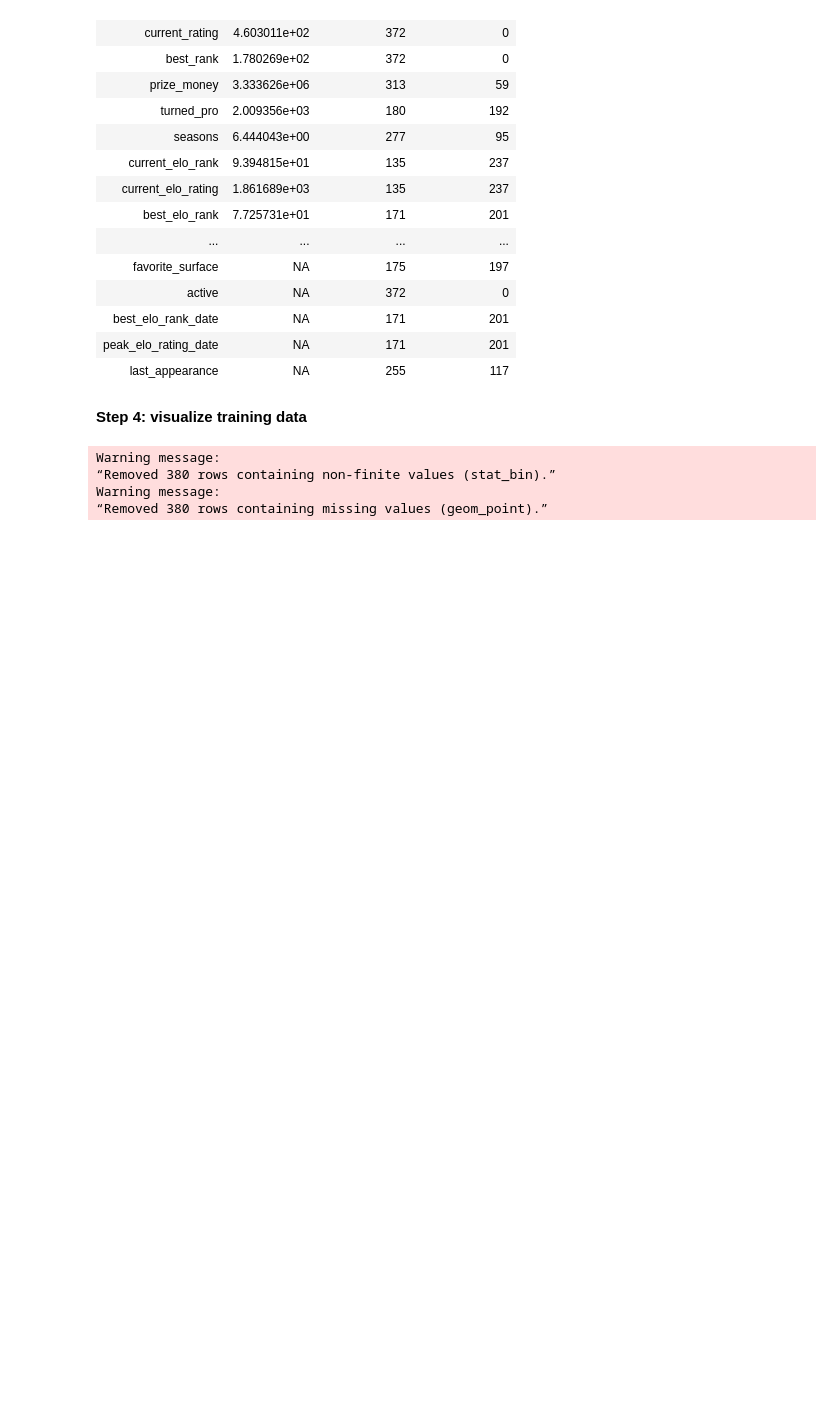
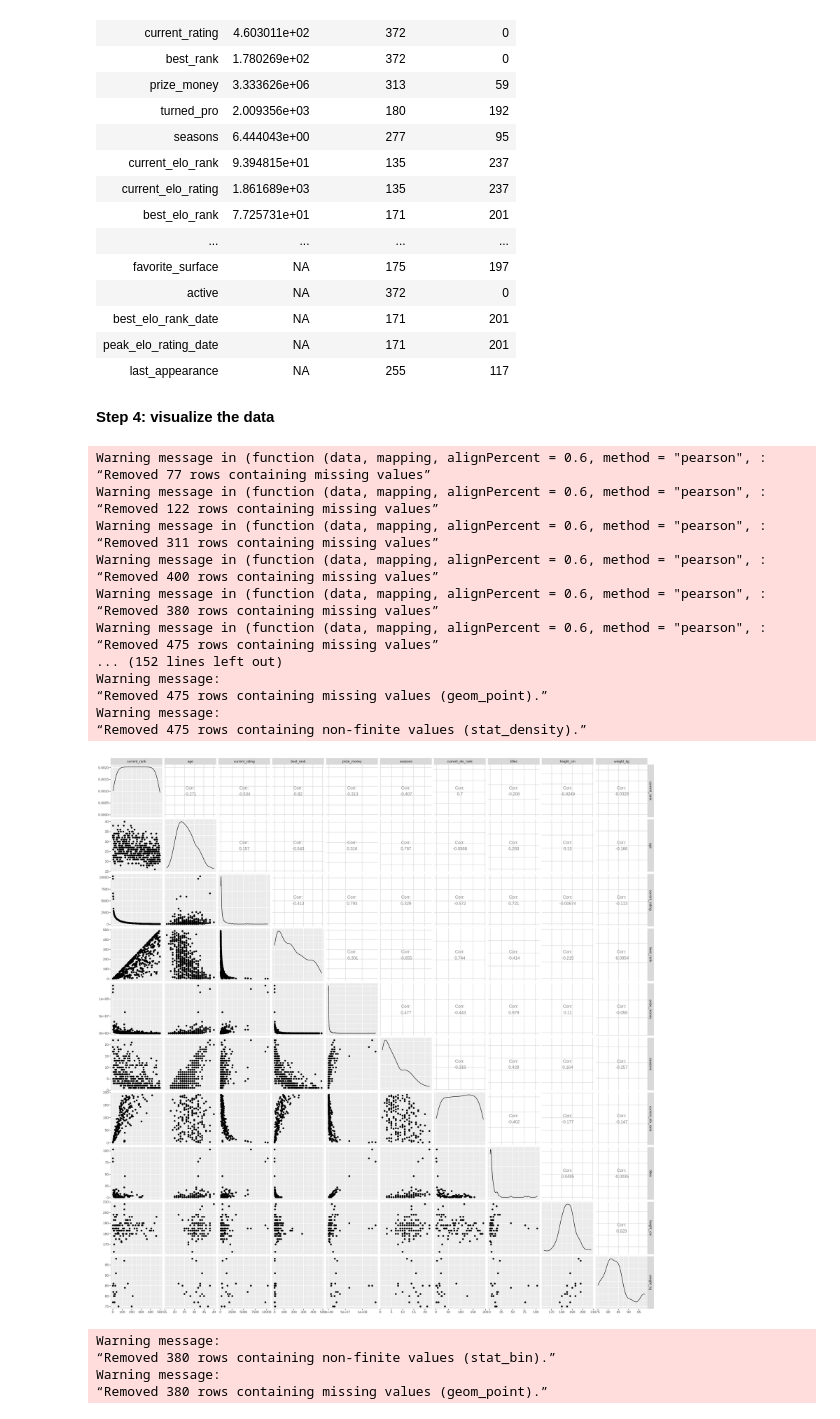
Before and after one commit to ZappyDoo/DSCIProject, a Jupyter notebook: project_proposal.ipynb, the cells around one changed output. Saved outputs shown, nothing was run; the diff lists cells and outputs as text; code cells hidden in the pictures; blank space fills up the shorter version.

Commit message:
made code reproducible, added ggpairs plot

```diff
--- a/project_proposal.ipynb
+++ b/project_proposal.ipynb
@@ -42,14 +29,20 @@ Warning message:
 # %% [markdown]
 **Step 1: reading and tidying the data**
 # %%
-player_stats <- read_csv("player_stats.csv")
+#loading dataset
+players_url <- "https://drive.google.com/uc?export=download&id=1_MECmUXZuuILYeEOfonSGqodW6qVdhsS"
+player_stats <- read_csv(players_url)
 
+#tidying column names
 names(player_stats) <- gsub(" ", "_", names(player_stats)) %>%
                         tolower()
+
+#tidying "active" column
 player_stats$active[is.na(player_stats$active)] <- "No"
 
 tidy_player_stats <- player_stats %>%
 
+    #separating columns with multiple variables
         separate(age, sep = " ", into = c("age", "birthdate"), convert = TRUE) %>%
 
         separate(current_rank, sep = " ", into = c("current_rank", "current_rating"), convert = TRUE) %>%
@@ -64,6 +57,7 @@ tidy_player_stats <- player_stats %>%
 
         separate(goat_rank, sep = " ", into = c("goat_rank", "goat_rating"), convert = TRUE) %>%
 
+    #further tidying (e.g. removing brackets, changing data type)
         mutate(current_rating = parse_number(current_rating),
                 best_rank_date = str_replace(best_rank_date, "[(]", ""), best_rank_date = str_replace(best_rank_date, "[)]", ""), best_rank_date = as.Date(best_rank_date, format = '%d-%m-%Y'),
                 height_cm = parse_number(height), weight_kg = parse_number(weight), prize_money = parse_number(prize_money),
@@ -74,6 +68,7 @@ tidy_player_stats <- player_stats %>%
                 goat_rating = parse_number(goat_rating),
                 active = as.factor(active)) %>%
 
+    #selecting columns to plot against current_rank
         select(-x1, -wikipedia, -name, -facebook, -twitter, -nicknames, -birthdate, -coach, -web_site, -height, -weight, -favorite_surface_percent, -birthplace, -residence) %>%
 
         arrange(current_rank) %>%
@@ -168,7 +163,33 @@ A tibble: 34 × 4
 | peak_elo_rating_date | NA | 171 | 201 |
 | last_appearance | NA | 255 | 117 |
 # %% [markdown]
-**Step 4: visualize training data**
+**Step 4: visualize the data**
+# %%
+options(repr.plot.height = 20, repr.plot.width = 20)
+
+ggpairs_plot <- tidy_player_stats %>%
+        select(current_rank, age, current_rating, best_rank, prize_money, seasons, current_elo_rank, titles, height_cm, weight_kg) %>%
+        ggpairs()
+ggpairs_plot
+# %% [output]
+Warning message in (function (data, mapping, alignPercent = 0.6, method = "pearson", :
+“Removed 77 rows containing missing values”
+Warning message in (function (data, mapping, alignPercent = 0.6, method = "pearson", :
+“Removed 122 rows containing missing values”
+Warning message in (function (data, mapping, alignPercent = 0.6, method = "pearson", :
+“Removed 311 rows containing missing values”
+Warning message in (function (data, mapping, alignPercent = 0.6, method = "pearson", :
+“Removed 400 rows containing missing values”
+Warning message in (function (data, mapping, alignPercent = 0.6, method = "pearson", :
+“Removed 380 rows containing missing values”
+Warning message in (function (data, mapping, alignPercent = 0.6, method = "pearson", :
+“Removed 475 rows containing missing values”
+... (152 lines left out)
+Warning message:
+“Removed 475 rows containing missing values (geom_point).”
+Warning message:
+“Removed 475 rows containing non-finite values (stat_density).”
+[figure, added]
 # %%
 options(repr.plot.height = 7, repr.plot.width = 10)
 
```
Also changed, not shown: parts of 1 cell of this notebook, 1 other file.
